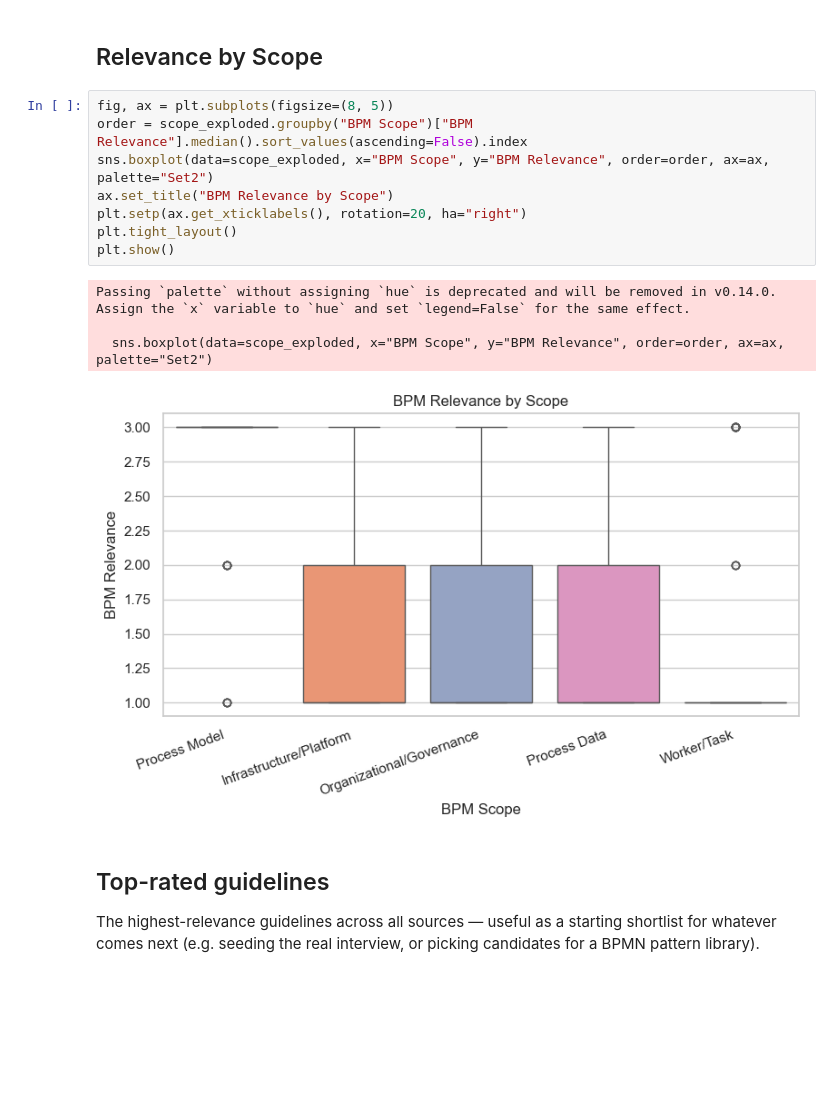
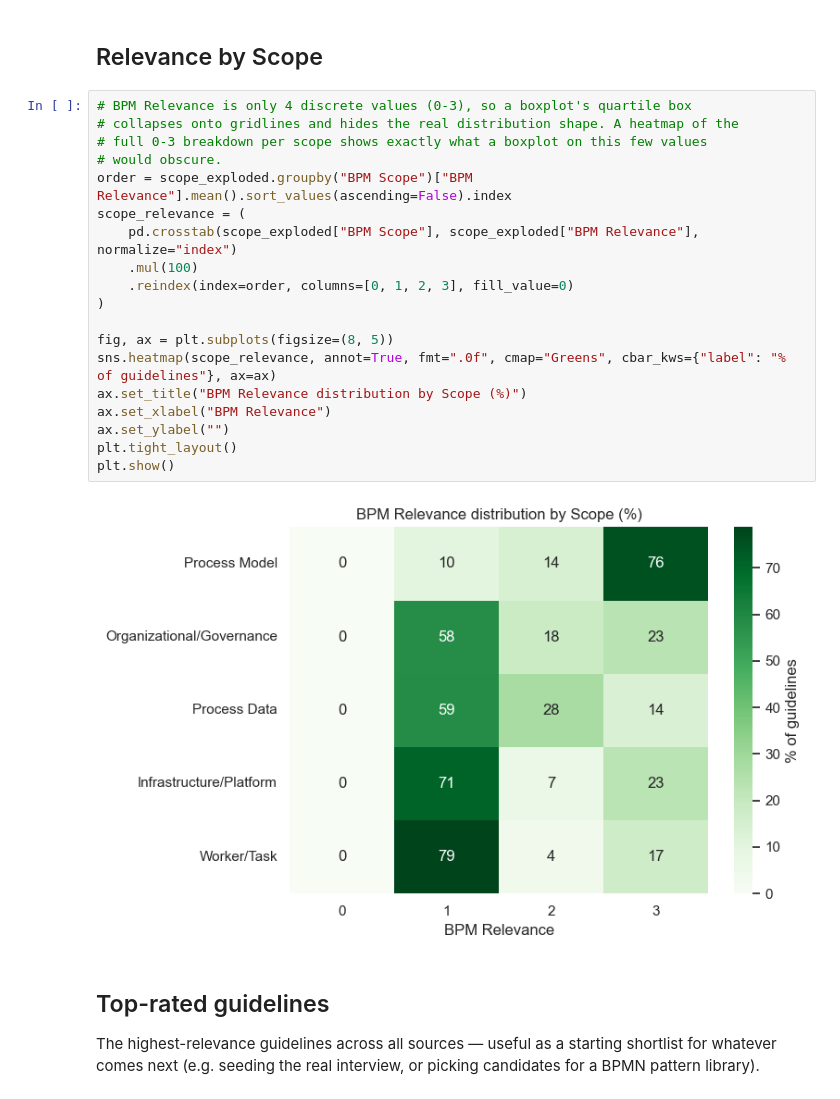
Before and after one commit to nyuuyn/green-bpm-survey, a Jupyter notebook: analysis.ipynb, the cells around one changed output. Saved outputs shown, nothing was run; the diff lists cells and outputs as text; blank space fills up the shorter version.

```diff
--- a/analysis.ipynb
+++ b/analysis.ipynb
@@ -219,18 +235,26 @@ plt.show()
 # %% [markdown]
 ## Relevance by Scope
 # %%
+# BPM Relevance is only 4 discrete values (0-3), so a boxplot's quartile box
+# collapses onto gridlines and hides the real distribution shape. A heatmap of the
+# full 0-3 breakdown per scope shows exactly what a boxplot on this few values
+# would obscure.
+order = scope_exploded.groupby("BPM Scope")["BPM Relevance"].mean().sort_values(ascending=False).index
+scope_relevance = (
+    pd.crosstab(scope_exploded["BPM Scope"], scope_exploded["BPM Relevance"], normalize="index")
+    .mul(100)
+    .reindex(index=order, columns=[0, 1, 2, 3], fill_value=0)
+)
+
 fig, ax = plt.subplots(figsize=(8, 5))
-order = scope_exploded.groupby("BPM Scope")["BPM Relevance"].median().sort_values(ascending=False).index
-sns.boxplot(data=scope_exploded, x="BPM Scope", y="BPM Relevance", order=order, ax=ax, palette="Set2")
-ax.set_title("BPM Relevance by Scope")
-plt.setp(ax.get_xticklabels(), rotation=20, ha="right")
+sns.heatmap(scope_relevance, annot=True, fmt=".0f", cmap="Greens", cbar_kws={"label": "% of guidelines"}, ax=ax)
+ax.set_title("BPM Relevance distribution by Scope (%)")
+ax.set_xlabel("BPM Relevance")
+ax.set_ylabel("")
 plt.tight_layout()
 plt.show()
 # %% [output]
-Passing `palette` without assigning `hue` is deprecated and will be removed in v0.14.0. Assign the `x` variable to `hue` and set `legend=False` for the same effect.
-
-  sns.boxplot(data=scope_exploded, x="BPM Scope", y="BPM Relevance", order=order, ax=ax, palette="Set2")
-[figure, old version]
+[figure, new version]
 # %% [markdown]
 ## Top-rated guidelines
 
```
Also changed, not shown: parts of 5 cells of this notebook.
